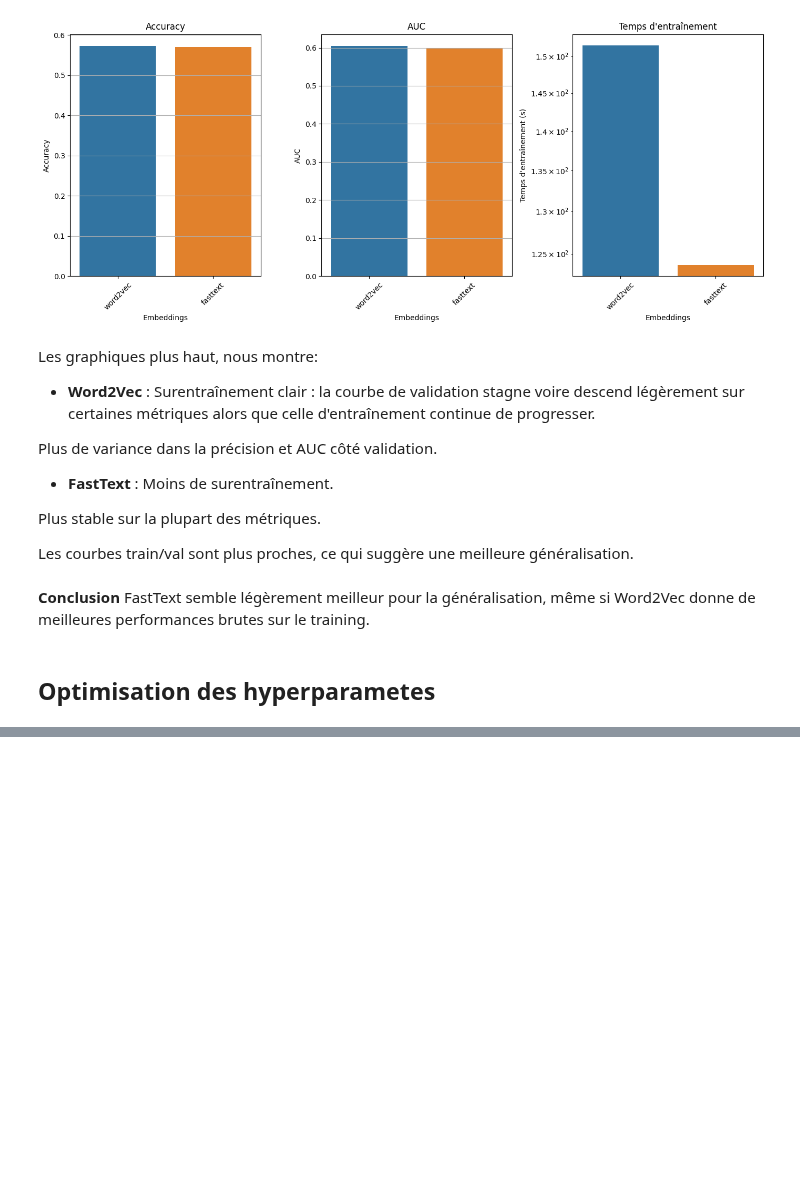
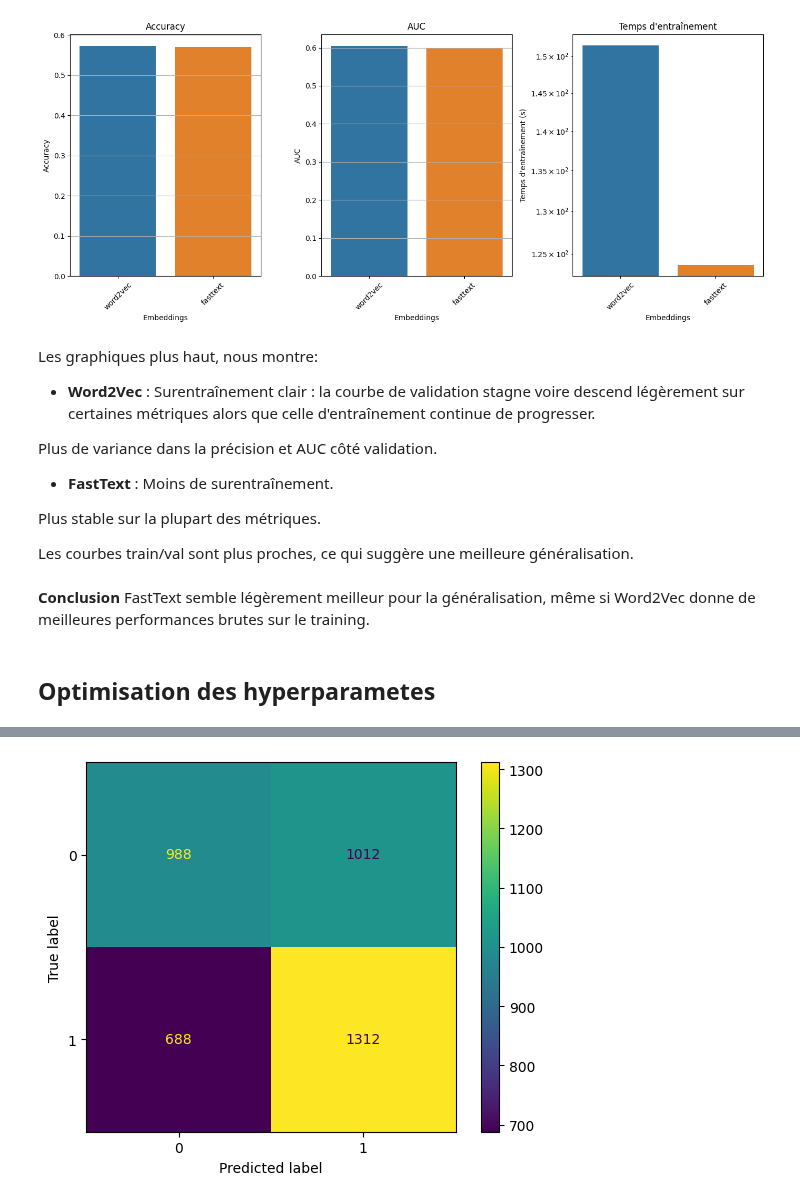
Before and after one commit to amadousysada/Sentiment-Analysis, a Jupyter notebook: notebooks/p7_02_modelisation.ipynb, the cells around one changed output, grey strips where cells are left out. Cells and saved outputs as stored; diff of their text form; code cells hidden in the pictures; blank space fills up the shorter version.

```diff
--- a/notebooks/p7_02_modelisation.ipynb
+++ b/notebooks/p7_02_modelisation.ipynb
@@ -1053,0 +1040,13 @@ Best validation accuracy: 0.596750020980835
+# %%
+%%time
+final_model = build_model(
+  dropout_rate=study.best_params["dropout_rate"],
+  dense_units=study.best_params["dense_units"],
+  lstm_units=study.best_params["lstm_units"]
+)
+
+final_model.compile(
+  optimizer=keras.optimizers.Adam(learning_rate=study.best_params['learning_rate']),
+  loss="binary_crossentropy",
+  metrics=["accuracy"]
+)
@@ -1053,0 +1056,11 @@ Best validation accuracy: 0.596750020980835
+# %%
+%%time
+history = final_model.fit(
+    train_ft_set, y_train_ft,
+    validation_data=(val_ft_set, y_valid_ft),
+    epochs=30,
+    batch_size=study.best_params["batch_size"],
+    callbacks=[
+        keras.callbacks.EarlyStopping(patience=3, restore_best_weights=True),
+    ]
+)
@@ -1053,0 +1084,5 @@ Best validation accuracy: 0.596750020980835
+# %%
+from sklearn.metrics import ConfusionMatrixDisplay, classification_report
+y_preds_prob = final_model.predict(test_ft_set)
+y_preds = np.where(y_preds_prob > 0.5, 1, 0)
+print(classification_report(y_test_ft, y_preds))
@@ -1053,0 +1099,5 @@ Best validation accuracy: 0.596750020980835
+# %%
+ConfusionMatrixDisplay.from_predictions(y_pred=y_preds, y_true=y_test_ft)
+plt.show()
+# %% [output]
+[figure, added]
```
Also changed, not shown: parts of 14 cells of this notebook.
